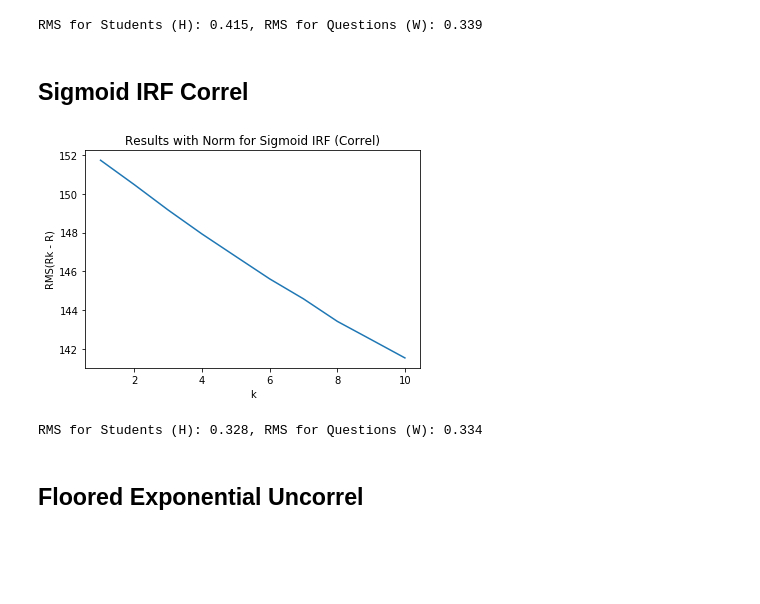
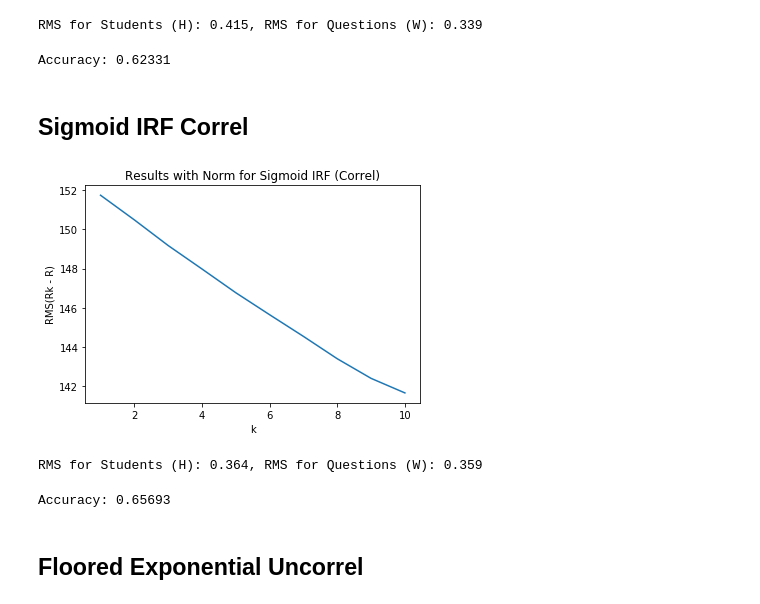
Before and after one commit to lfvarela/irt-explore, a Jupyter notebook: inference/Matrix Factorization.ipynb, the cells around one changed output. Drawn from its saved outputs; the diff is of its cells as text; code cells hidden in the pictures; blank space fills up the shorter version.

```diff
--- a/inference/Matrix Factorization.ipynb
+++ b/inference/Matrix Factorization.ipynb
@@ -35,17 +41,25 @@ sols_su = nmf_su.run_all()
 nmf_su.print_rms_results(1, students_uncorrel, questions_uncorrel)
 # %% [output]
 RMS for Students (H): 0.415, RMS for Questions (W): 0.339
+# %%
+accuracy(sols_su[1][0].T, sirf_uncorrel)
+# %% [output]
+Accuracy: 0.62331
 # %% [markdown]
 ## Sigmoid IRF Correl
 # %%
-nmf_sc = NMF(sirf_correl, 'Sigmoid IRF (Correl)', alpha=0.01, beta=100)
+nmf_sc = NMF(sirf_correl, 'Sigmoid IRF (Correl)', alpha=0.001, beta=100)
 sols_sc = nmf_sc.run_all()
 # %% [output]
-[figure, old version]
+[figure, new version]
 # %%
 nmf_sc.print_rms_results(5, students_correl, questions_correl)
 # %% [output]
-RMS for Students (H): 0.328, RMS for Questions (W): 0.334
+RMS for Students (H): 0.364, RMS for Questions (W): 0.359
+# %%
+accuracy(sols_sc[5][0].T, sirf_correl)
+# %% [output]
+Accuracy: 0.65693
 # %% [markdown]
 ## Floored Exponential Uncorrel
 # %%
```
Also changed, not shown: parts of 8 cells of this notebook, 1 other file.
